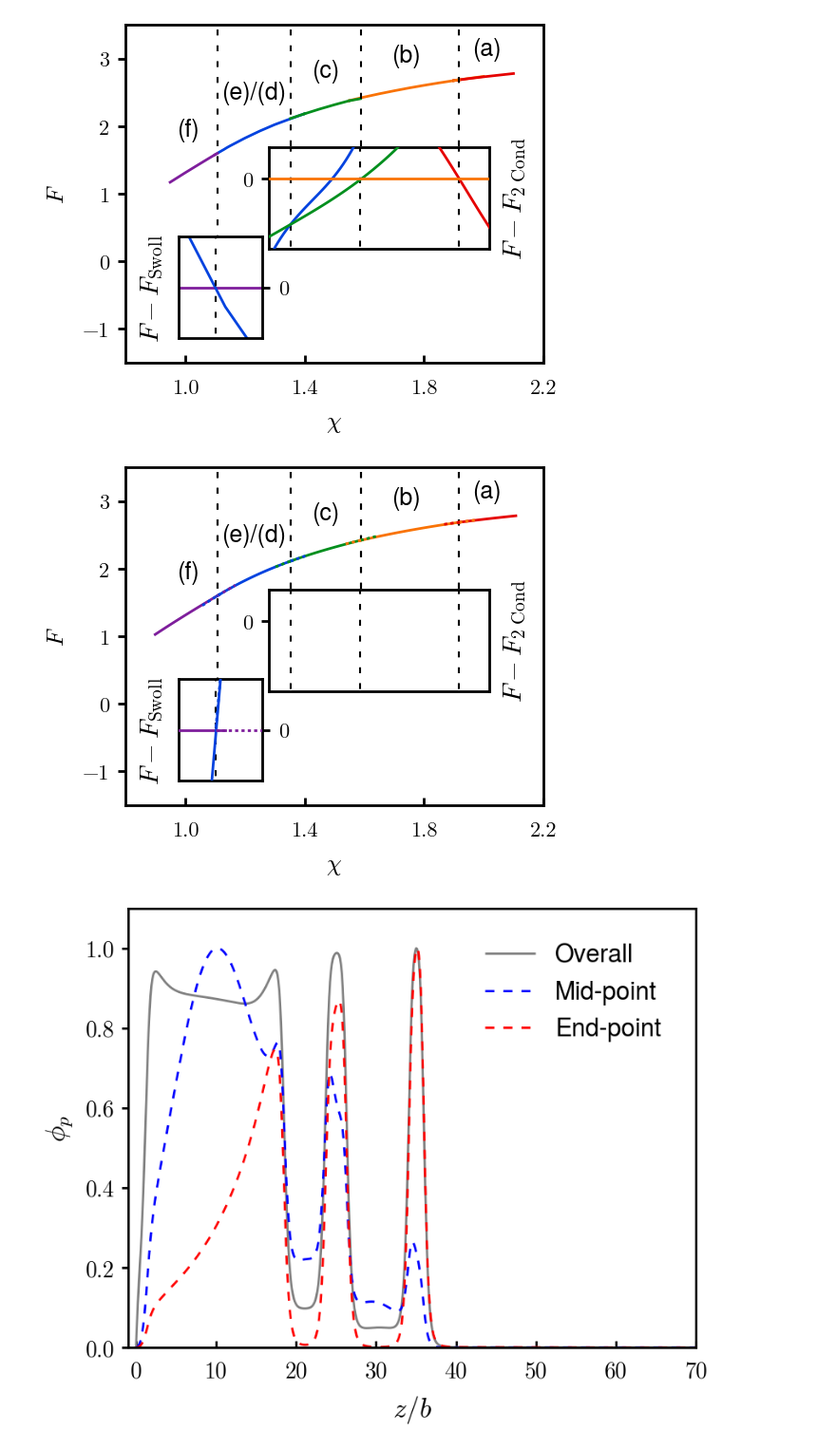
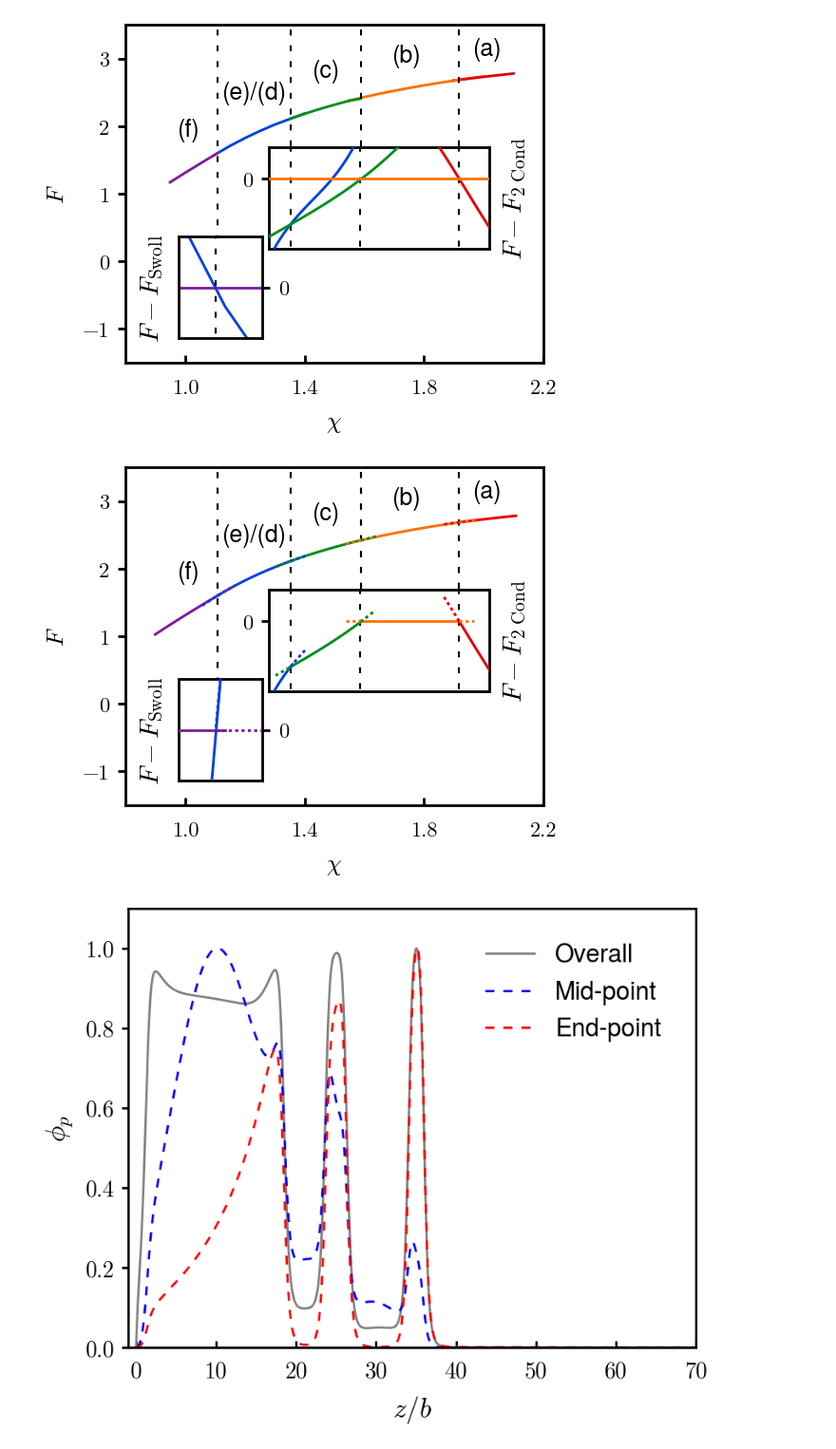
Before and after one commit to tyokokur/utilities, a Jupyter notebook: python/sysg_vis.ipynb, the cells around one changed output. Shown at 95% size. Saved outputs shown, nothing was run; the diff lists cells and outputs as text; code cells hidden in the pictures.

```diff
--- a/python/sysg_vis.ipynb
+++ b/python/sysg_vis.ipynb
@@ -811,45 +811,41 @@ ins2 = inset_axes(fax, width="100%", height="100%", loc="upper right",
                    bbox_to_anchor=(.365, .365, .528, .3), bbox_transform=fax.transAxes)
 plt.sca(ins2) # rght inset
 Fref = F4s02.iloc[1,:]
-plot_free((A.iloc[3,:], Fref), cdict['p4c'], (t43), excess=True)
-plot_free((A.iloc[2,:], Fref), cdict['p3c'], (ne,1.108), excess=True)
-plot_free((A.iloc[1,:], Fref), cdict['p2c'], (None,1.108), excess=True)
-plot_free((A.iloc[0,:], Fref), cdict['p1c'], (None,1.108), excess=True)
-# plot_Fex(F4s02, Fref, (0,None), 1, "")
-# plot_Fex(F4s02, Fref, (0,None), 3, "")
-# plot_Fex(F4s02, Fref, (0,None), 2, "")
-# plot_Fex(F4s02, Fref, (0,None), 0, "")
+plot_free((A.iloc[3,:], Fref), cdict['p4c'], (None, t43), excess=True)
+plot_free((A.iloc[2,:], Fref), cdict['p3c'], (t43, t32), excess=True)
+plot_free((A.iloc[1,:], Fref), cdict['p2c'], (t32, t21), excess=True)
+plot_free((A.iloc[0,:], Fref), cdict['p1c'], (t21, None), excess=True)
 plt.plot([t43]*2, [-0.05, 0.05], **trans_kw)
 plt.plot([t32]*2, [-0.05, 0.05], **trans_kw)
 plt.plot([t21]*2, [-0.05, 0.05], **trans_kw)
 
 ins2.yaxis.set_label_position('right')
 ins2.set_ylabel(r'$F - F_{\mathrm{2\ Cond}}$')
 ins2.set_xlim((1.28, 2.02))
 ins2.set_ylim((-0.018, 0.008))
 ins2.set_yticks([0])
 ins2.set_xticks([])
 
 ## Post-trans fits
 # plt.sca(ins2)
 # Fref = F4s02.iloc[1,:]
 # ref_fit = UnivariateSpline(Fref['Chi'], Fref['F'], s=1e-05)
 # p4_fit  = UnivariateSpline(F4s02.iloc[3,:]['Chi'], F4s02.iloc[3,:]['F'], s=0.001)
 # p3_fit  = UnivariateSpline(F4s02.iloc[2,:]['Chi'], F4s02.iloc[2,:]['F'], s=0.001)
 # p1_fit  = UnivariateSpline(F4s02.iloc[0,:]['Chi'], F4s02.iloc[0,:]['F'], s=0.001)
 
 # chi_range = np.arange(1.20, 2.10, 0.01)
 # ch2_range = np.arange(1.80, 2.10, 0.01)
 # plt.plot(chi_range, p4_fit(chi_range)-ref_fit(chi_range), c=cdict['p4c'], zorder=4)
 # plt.plot(chi_range, p3_fit(chi_range)-ref_fit(chi_range), c=cdict['p3c'], zorder=4)
 # plt.plot(ch2_range, p1_fit(ch2_range)-ref_fit(ch2_range), c=cdict['p1c'], zorder=4)
 # plt.plot(chi_range, ref_fit(chi_range)-ref_fit(chi_range), c=cdict['p2c'], zorder=4)
 
 tjy.ticks()
 
 # plt.savefig('imgs/free.pdf')
 # %% [output]
-[figure, old version]
+[figure, new version]
 # %%
 mpl.rcParams['xtick.labelsize'] = 20 #tmp change
 mpl.rcParams['ytick.labelsize'] = 20 #tmp change
```
